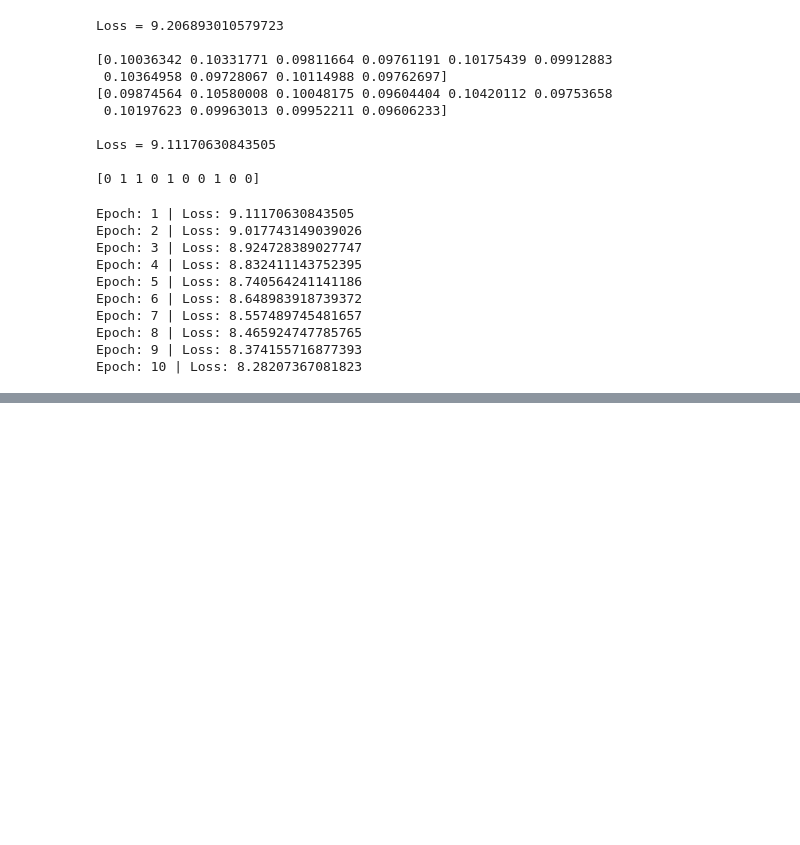
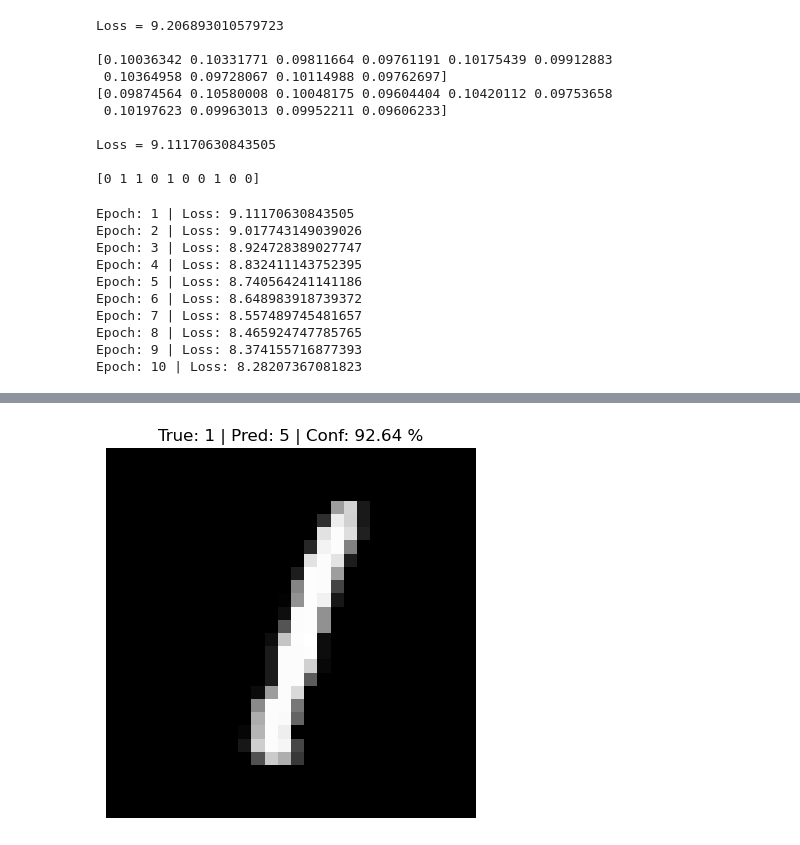
Before and after one commit to Dristro/Vanilla-NumPy-NN, a Jupyter notebook: mnist.ipynb, the cells around one changed output, grey strips where cells are left out. Drawn from its saved outputs; the diff is of its cells as text; code cells hidden in the pictures; blank space fills up the shorter version.

Commit message:
Model implementation and README file

```diff
--- a/mnist.ipynb
+++ b/mnist.ipynb
@@ -182,12 +192,14 @@ class Softmax():
 class Sequential():
     def __init__(self,
                  layers: list,
-                 lr: float = 1e-3):
+                 lr: float = 1e-3,
+                 name: str = "Sequential model"):
         """
         Initializes the layers of the model
         """
         self.layers = layers
         self.lr = lr
+        self.name = name
 
     def forward(self, x):
         """
@@ -221,6 +233,7 @@ class Sequential():
         """
         Prints the model's layers and their parameters
         """
+        print(f"Model: {self.name}\n")
         print(f"Layer name\t| Num params")
         print(f"---------------\t| ---------")
         sum = 0
@@ -350,0 +423,23 @@ Epoch: 10 | Loss: 8.28207367081823
+# %%
+# Adjust the training loop to ensure correct shapes
+epochs = 3
+batch_size = 1
+loss_fn = SparseCrossEntropyLoss(batch_size=batch_size)
+
+for epoch in range(epochs):
+    for _ in range(len(X_train)-len(X_train)//2):
+        X_batch = X_train[:batch_size, :]
+        y_batch = y_train[:batch_size].flatten()
+
+        y_pred = model_1.forward(X_batch)
+        #print(y_pred.shape)
+        #print(y_batch.shape)
+
+        loss = loss_fn(y_pred=y_pred, y_true=y_batch)
+        loss_grad = loss_fn.backward()
+        #print(loss_grad.shape)
+
+        model_1.backward(loss_grad)
+        model_1.update_params()
+    if (epoch+1) % 1 == 0:
+        print(f"Epoch: {epoch + 1} | Loss: {loss:.4f}")
@@ -350,0 +450,18 @@ Epoch: 10 | Loss: 8.28207367081823
+# %%
+### Making predictions
+
+idx = random.randint(0, len(X_train)-1)
+img, label = X_train[idx, :], y_train[idx]
+img = img.reshape(1, -1)
+pred = model_1.forward(img)
+#print(pred.shape)
+
+### Plot the image and prediction
+
+img = img.reshape((28, 28))
+plt.imshow(img,
+           cmap = "grey")
+plt.axis(False)
+plt.title(f"True: {label} | Pred: {np.argmax(pred)} | Conf: {pred[0][np.argmax(pred)]*100:.2f} %");
+# %% [output]
+[figure, added]
```
Also changed, not shown: parts of 10 cells of this notebook, 1 other file.
